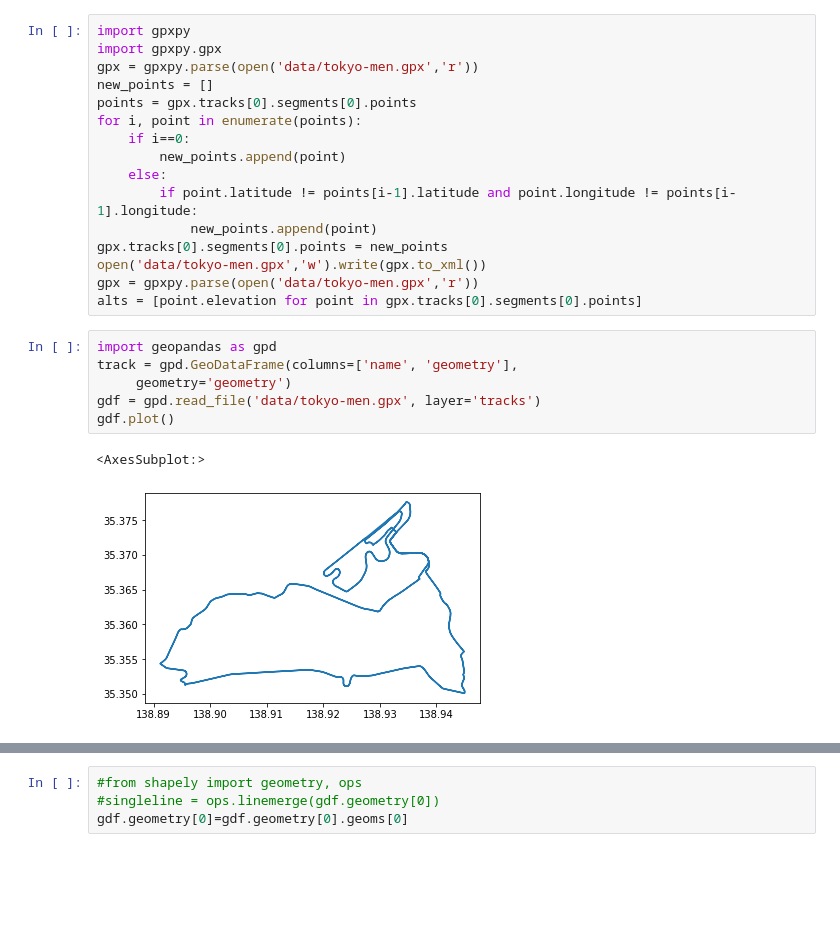
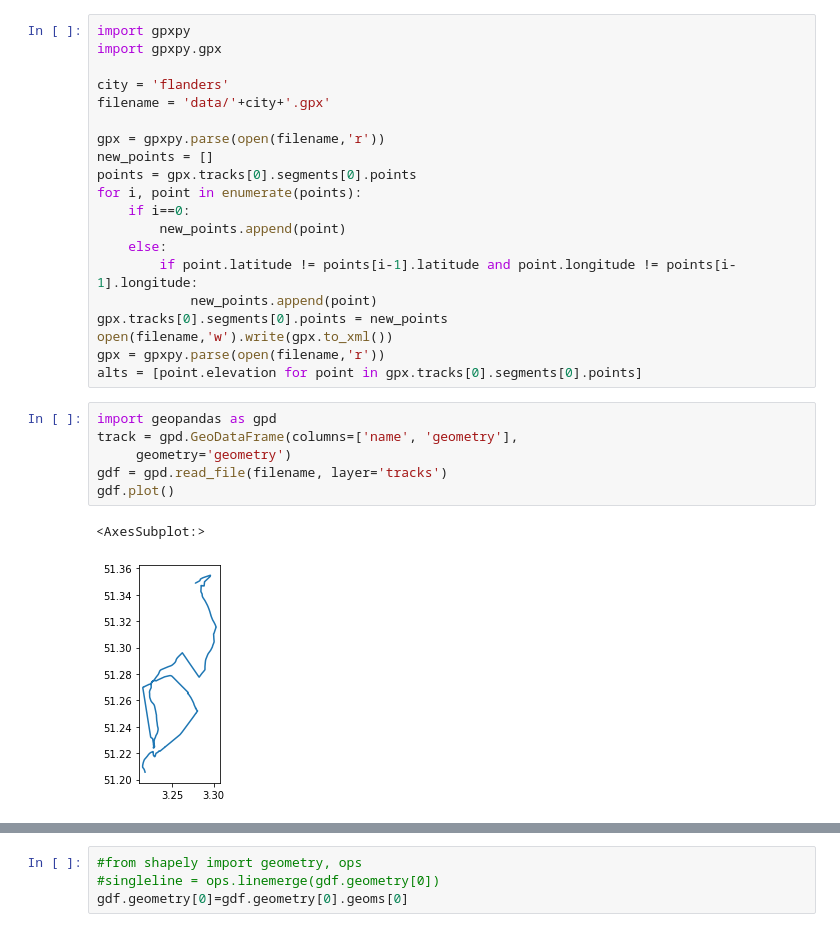
Before and after one commit to anthonyozerov/optimal-cycling, a Jupyter notebook: anthony.ipynb, the cells around one changed output, grey strips where cells are left out. Cells and saved outputs as stored; diff of their text form; blank space fills up the shorter version.

Commit message:
final code & data

```diff
--- a/anthony.ipynb
+++ b/anthony.ipynb
@@ -1,7 +1,11 @@
 # %%
 import gpxpy
 import gpxpy.gpx
-gpx = gpxpy.parse(open('data/tokyo-men.gpx','r'))
+
+city = 'flanders'
+filename = 'data/'+city+'.gpx'
+
+gpx = gpxpy.parse(open(filename,'r'))
 new_points = []
 points = gpx.tracks[0].segments[0].points
 for i, point in enumerate(points):
@@ -11,15 +15,15 @@ for i, point in enumerate(points):
         if point.latitude != points[i-1].latitude and point.longitude != points[i-1].longitude:
             new_points.append(point)
 gpx.tracks[0].segments[0].points = new_points
-open('data/tokyo-men.gpx','w').write(gpx.to_xml())
-gpx = gpxpy.parse(open('data/tokyo-men.gpx','r'))
+open(filename,'w').write(gpx.to_xml())
+gpx = gpxpy.parse(open(filename,'r'))
 alts = [point.elevation for point in gpx.tracks[0].segments[0].points]
 # %%
 import geopandas as gpd
 track = gpd.GeoDataFrame(columns=['name', 'geometry'],
      geometry='geometry')
-gdf = gpd.read_file('data/tokyo-men.gpx', layer='tracks')
+gdf = gpd.read_file(filename, layer='tracks')
 gdf.plot()
 # %% [output]
 <AxesSubplot:>
-[figure, old version]
+[figure, new version]
```
Also changed, not shown: parts of 60 cells of this notebook, 8 other files.
